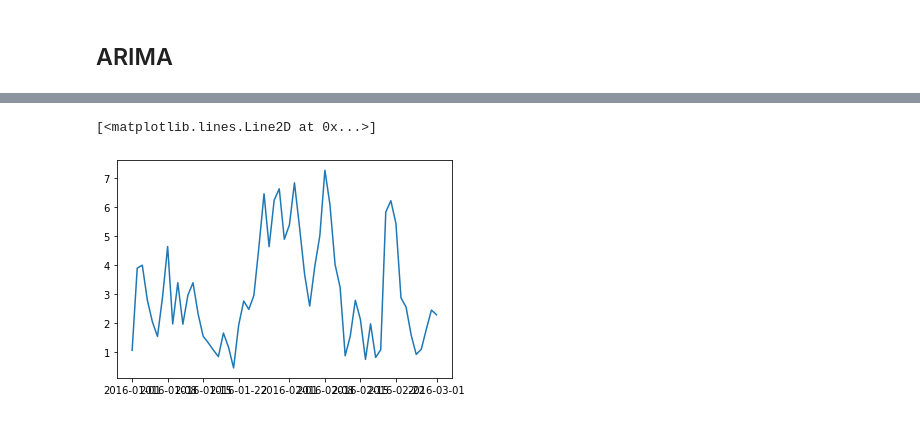
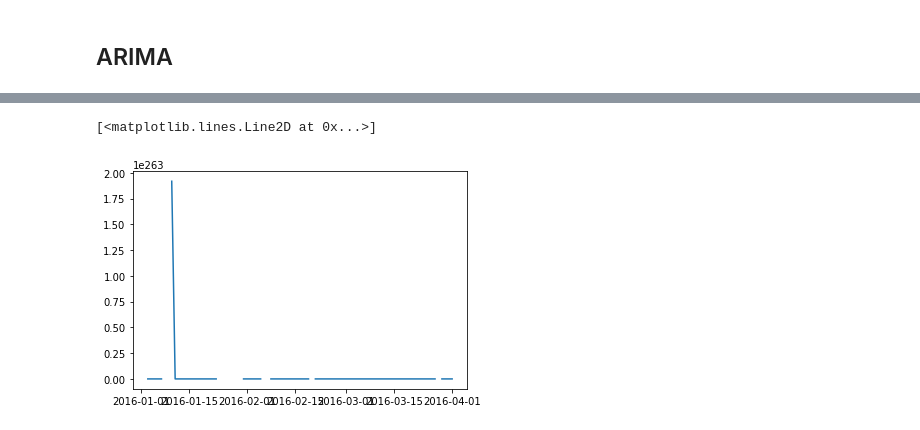
Before and after one commit to HaukeFock/predict_energy_generation, a Jupyter notebook: notebooks/rodrigo_sarimax.ipynb, the cells around one changed output, grey strips where cells are left out. Drawn from its saved outputs; the diff is of its cells as text; code cells hidden in the pictures.

Commit message:
fixed target data groupping into the sum of energy produced and cleaned the sarimax notebook

```diff
--- a/notebooks/rodrigo_sarimax.ipynb
+++ b/notebooks/rodrigo_sarimax.ipynb
@@ -108,0 +72,18 @@ y_test = wind_df_test
+# %%
+def get_X_y(target_df, features_df, init_date=dt.datetime(2015,1,1), end_date=dt.datetime(2016,1,1)):
+    X = features_df.loc[init_date:end_date]
+    y = target_df.loc[init_date:end_date]
+    return X, y
+
+X, y = get_X_y(target_df, features_df, init_date=dt.date(2015,1,1), end_date=dt.date(2016,4,1))
+# %%
+def train_test_split(X, y, train_size=0.8):
+    index = round(train_size*len(X))
+    X_train = X.iloc[:index]
+    X_test = X.iloc[index:]
+    y_train = y.iloc[:index]
+    y_test = y.iloc[index:]
+
+    return X_train, X_test, y_train, y_test
+
+X_train, X_test, y_train, y_test = train_test_split(X, y)
@@ -277,2 +192,2 @@ exog.shape
 # %%
-sarimax = SARIMAX(endog=y_train, exog=exog, order=(1,1,3)).fit()
+sarimax = SARIMAX(endog=y_train, exog=X_train, order=(2,1,2)).fit()
@@ -298,4 +209,4 @@ def plot_forecast(fc, train, test, upper=None, lower=None):
     plt.title('Forecast vs Actuals')
     plt.legend(loc='upper left', fontsize=8);
 # %%
-forecast = sarimax.forecast(len(y_test), exog=exog_test, alpha=0.05)
+forecast = sarimax.forecast(len(y_test), exog=X_test, alpha=0.05)
@@ -335,9 +217,9 @@ dtype: float64
 # %%
-residuals = y_test - y_pred
+residuals = y_test - forecast
 plt.plot(np.exp(residuals))
 # %% [output]
 [<matplotlib.lines.Line2D at 0x...>]
-[figure, old version]
+[figure, new version]
 # %%
 sarimax.mae
 # %% [output]
```
Also changed, not shown: parts of 50 cells of this notebook, 1 other file.
